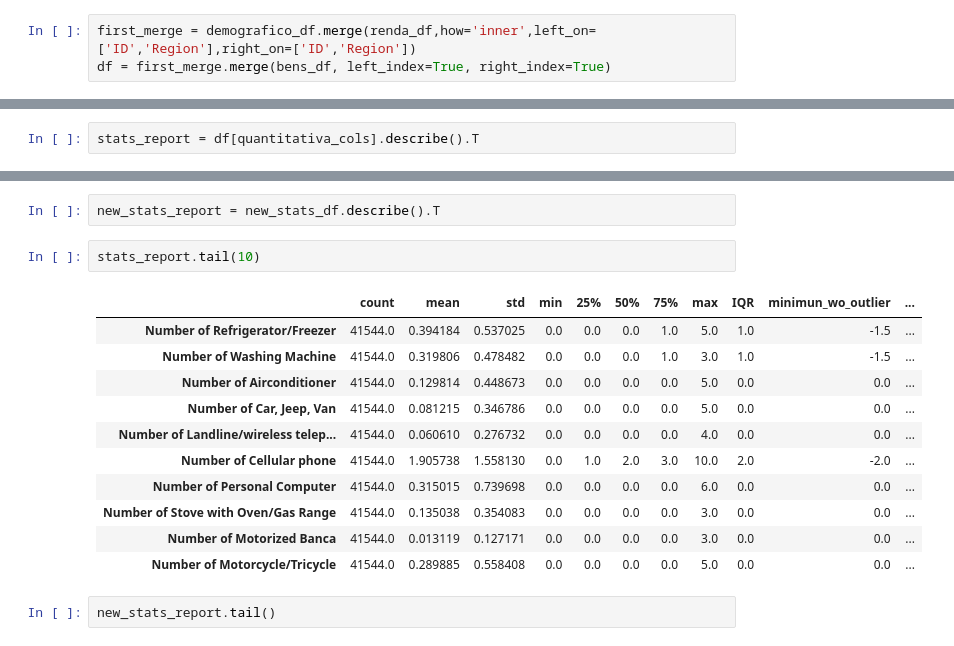
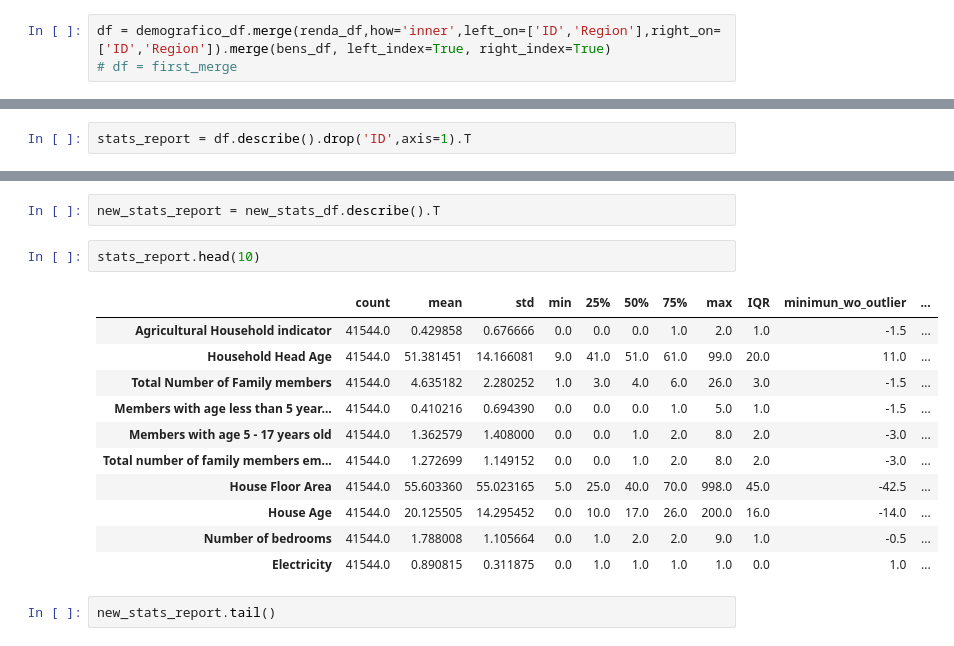
Before and after one commit to marcelaqueiroz/letscode_pandas, a Jupyter notebook: projeto_pandas.ipynb, the cells around one changed output, grey strips where cells are left out. Cells and saved outputs as stored; diff of their text form.

```diff
--- a/projeto_pandas.ipynb
+++ b/projeto_pandas.ipynb
@@ -141,7 +141,7 @@ Data columns (total 19 columns):
 dtypes: int64(11), object(8)
 memory usage: 6.0+ MB
 # %%
-first_merge = demografico_df.merge(renda_df,how='inner',left_on=['ID','Region'],right_on=['ID','Region'])
-df = first_merge.merge(bens_df, left_index=True, right_index=True)
+df = demografico_df.merge(renda_df,how='inner',left_on=['ID','Region'],right_on=['ID','Region']).merge(bens_df, left_index=True, right_index=True)
+# df = first_merge
 # %% [markdown]
 ## 2
@@ -162,3 +148,3 @@ quantitativa_cols = ['Household Head Age', 'Total Number of Family members', 'Me
 # %%
-stats_report = df[quantitativa_cols].describe().T
+stats_report = df.describe().drop('ID',axis=1).T
 # %%
@@ -233,19 +216,19 @@ memory usage: 15.0 MB
 # %%
 new_stats_report = new_stats_df.describe().T
 # %%
-stats_report.tail(10)
+stats_report.head(10)
 # %% [output]
 |  | count | mean | std | min | 25% | 50% | 75% | max | IQR | minimun_wo_outlier | ... |
-| Number of Refrigerator/Freezer | 41544.0 | 0.394184 | 0.537025 | 0.0 | 0.0 | 0.0 | 1.0 | 5.0 | 1.0 | -1.5 | ... |
-| Number of Washing Machine | 41544.0 | 0.319806 | 0.478482 | 0.0 | 0.0 | 0.0 | 1.0 | 3.0 | 1.0 | -1.5 | ... |
-| Number of Airconditioner | 41544.0 | 0.129814 | 0.448673 | 0.0 | 0.0 | 0.0 | 0.0 | 5.0 | 0.0 | 0.0 | ... |
-| Number of Car, Jeep, Van | 41544.0 | 0.081215 | 0.346786 | 0.0 | 0.0 | 0.0 | 0.0 | 5.0 | 0.0 | 0.0 | ... |
-| Number of Landline/wireless telep... | 41544.0 | 0.060610 | 0.276732 | 0.0 | 0.0 | 0.0 | 0.0 | 4.0 | 0.0 | 0.0 | ... |
-| Number of Cellular phone | 41544.0 | 1.905738 | 1.558130 | 0.0 | 1.0 | 2.0 | 3.0 | 10.0 | 2.0 | -2.0 | ... |
-| Number of Personal Computer | 41544.0 | 0.315015 | 0.739698 | 0.0 | 0.0 | 0.0 | 0.0 | 6.0 | 0.0 | 0.0 | ... |
-| Number of Stove with Oven/Gas Range | 41544.0 | 0.135038 | 0.354083 | 0.0 | 0.0 | 0.0 | 0.0 | 3.0 | 0.0 | 0.0 | ... |
-| Number of Motorized Banca | 41544.0 | 0.013119 | 0.127171 | 0.0 | 0.0 | 0.0 | 0.0 | 3.0 | 0.0 | 0.0 | ... |
-| Number of Motorcycle/Tricycle | 41544.0 | 0.289885 | 0.558408 | 0.0 | 0.0 | 0.0 | 0.0 | 5.0 | 0.0 | 0.0 | ... |
+| Agricultural Household indicator | 41544.0 | 0.429858 | 0.676666 | 0.0 | 0.0 | 0.0 | 1.0 | 2.0 | 1.0 | -1.5 | ... |
+| Household Head Age | 41544.0 | 51.381451 | 14.166081 | 9.0 | 41.0 | 51.0 | 61.0 | 99.0 | 20.0 | 11.0 | ... |
+| Total Number of Family members | 41544.0 | 4.635182 | 2.280252 | 1.0 | 3.0 | 4.0 | 6.0 | 26.0 | 3.0 | -1.5 | ... |
+| Members with age less than 5 year... | 41544.0 | 0.410216 | 0.694390 | 0.0 | 0.0 | 0.0 | 1.0 | 5.0 | 1.0 | -1.5 | ... |
+| Members with age 5 - 17 years old | 41544.0 | 1.362579 | 1.408000 | 0.0 | 0.0 | 1.0 | 2.0 | 8.0 | 2.0 | -3.0 | ... |
+| Total number of family members em... | 41544.0 | 1.272699 | 1.149152 | 0.0 | 0.0 | 1.0 | 2.0 | 8.0 | 2.0 | -3.0 | ... |
+| House Floor Area | 41544.0 | 55.603360 | 55.023165 | 5.0 | 25.0 | 40.0 | 70.0 | 998.0 | 45.0 | -42.5 | ... |
+| House Age | 41544.0 | 20.125505 | 14.295452 | 0.0 | 10.0 | 17.0 | 26.0 | 200.0 | 16.0 | -14.0 | ... |
+| Number of bedrooms | 41544.0 | 1.788008 | 1.105664 | 0.0 | 1.0 | 2.0 | 2.0 | 9.0 | 1.0 | -0.5 | ... |
+| Electricity | 41544.0 | 0.890815 | 0.311875 | 0.0 | 1.0 | 1.0 | 1.0 | 1.0 | 0.0 | 1.0 | ... |
 # %%
 new_stats_report.tail()
 # %% [output]
```
Also changed, not shown: parts of 13 cells of this notebook.
